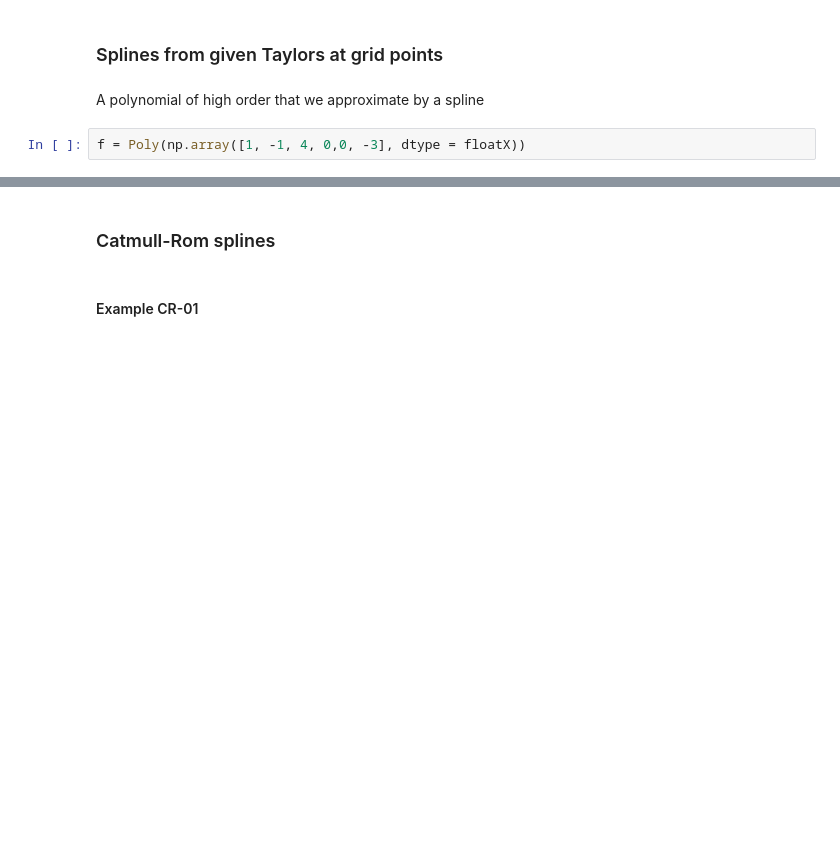
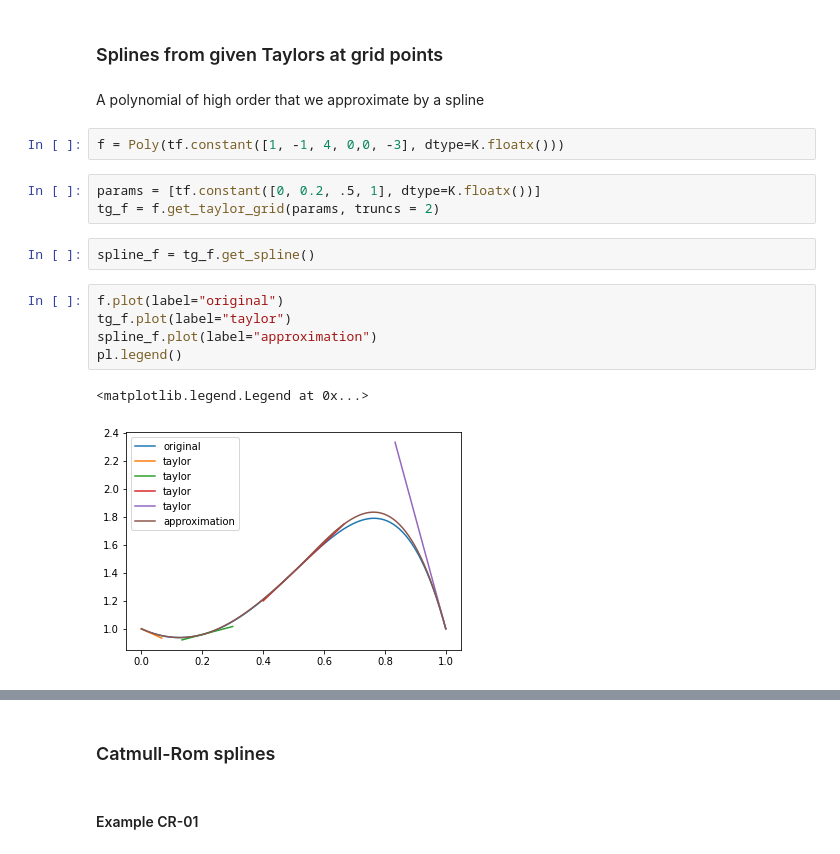
Before and after one commit to PistaSaki/polys2, a Jupyter notebook: examples/showcase.ipynb, the cells around one changed output, grey strips where cells are left out. Drawn from its saved outputs; the diff is of its cells as text; blank space fills up the shorter version.

```diff
--- a/examples/showcase.ipynb
+++ b/examples/showcase.ipynb
@@ -229,5 +287,18 @@ pib.interact_along_batch(spline.batch_shape, fun )
 # %% [markdown]
 A polynomial of high order that we approximate by a spline
 # %%
-f = Poly(np.array([1, -1, 4, 0,0, -3], dtype = floatX))
+f = Poly(tf.constant([1, -1, 4, 0,0, -3], dtype=K.floatx()))
+# %%
+params = [tf.constant([0, 0.2, .5, 1], dtype=K.floatx())]
+tg_f = f.get_taylor_grid(params, truncs = 2)
+# %%
+spline_f = tg_f.get_spline()
+# %%
+f.plot(label="original")
+tg_f.plot(label="taylor")
+spline_f.plot(label="approximation")
+pl.legend()
+# %% [output]
+<matplotlib.legend.Legend at 0x...>
+[figure, added]
 # %%
```
Also changed, not shown: parts of 52 cells of this notebook, 5 other files.
